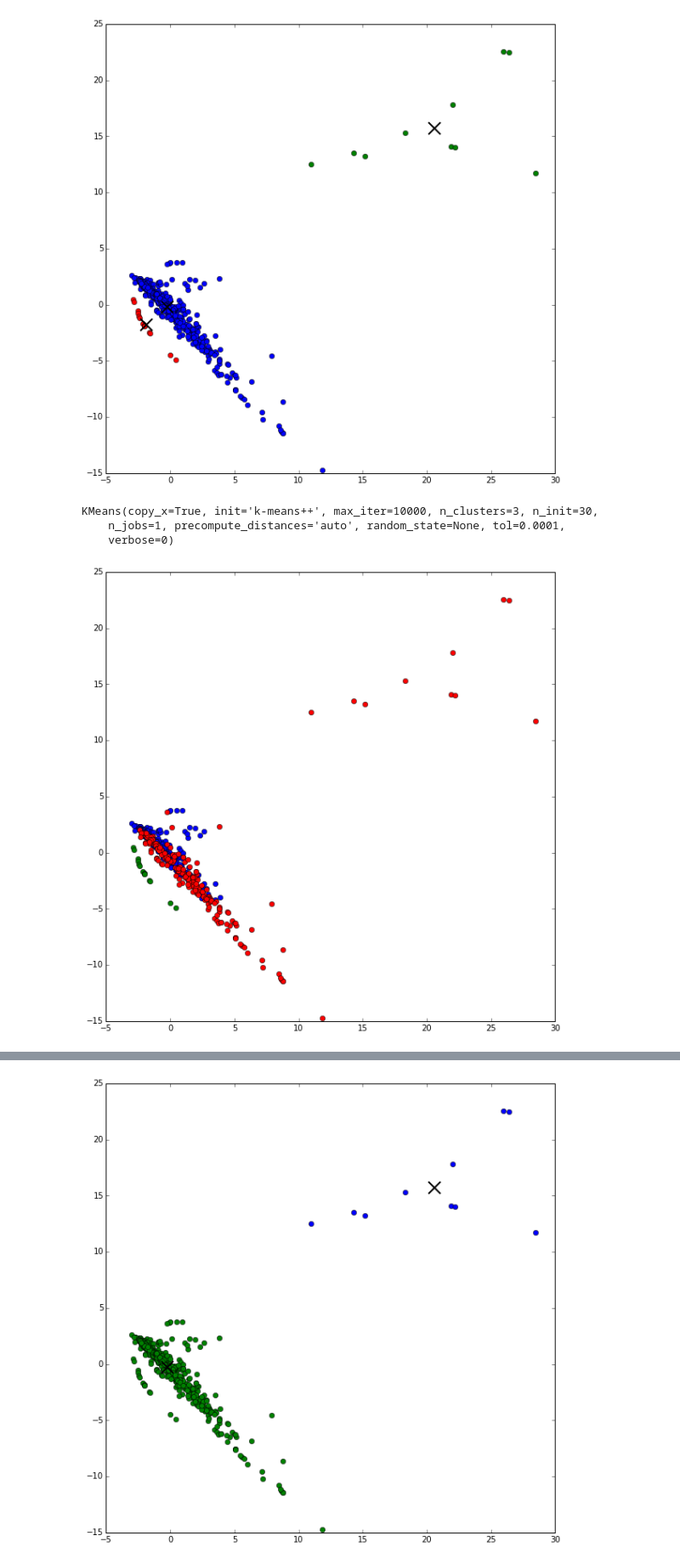
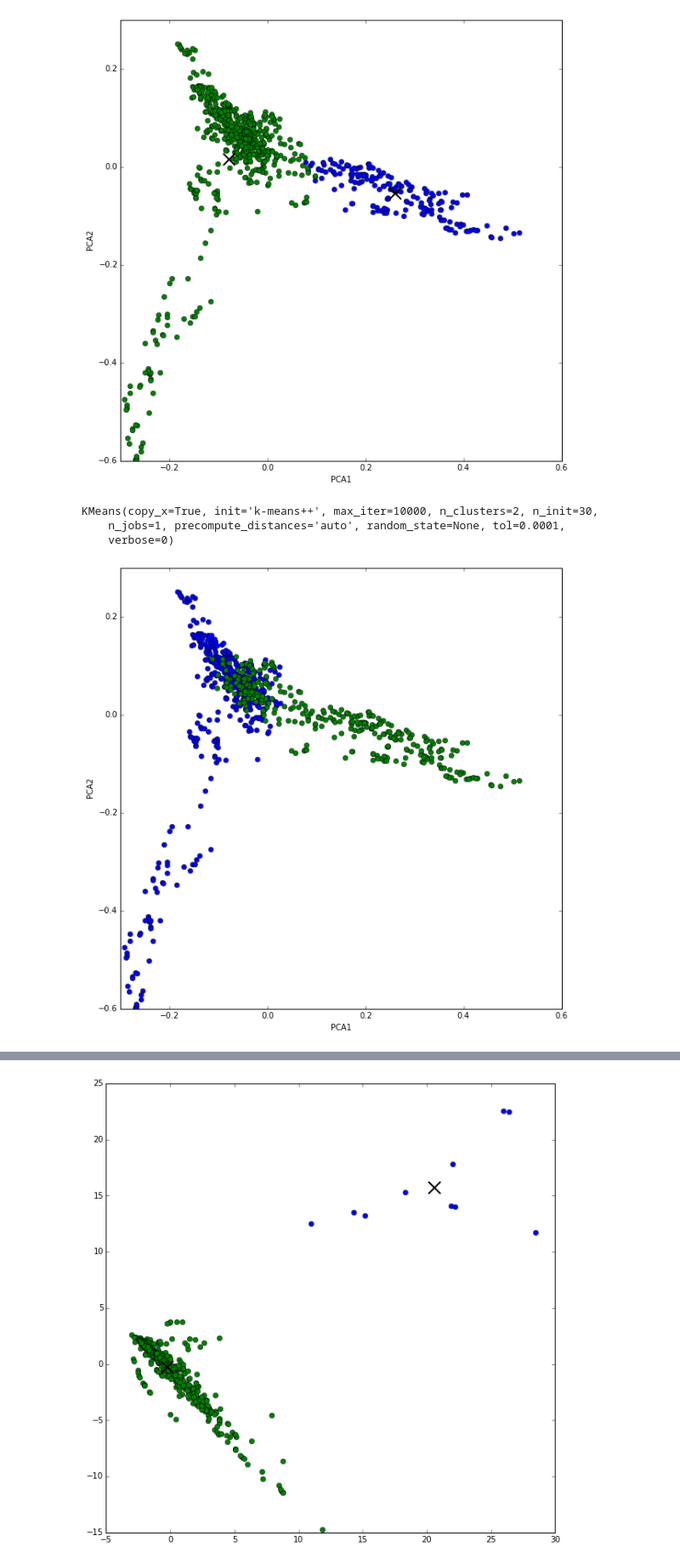
Before and after one commit to dingchaoz/machine_learning, a Jupyter notebook: HW4/Clustering_play.ipynb, the cells around one changed output, grey strips where cells are left out. Shown at 85% size. Drawn from its saved outputs; the diff is of its cells as text; code cells hidden in the pictures.

Commit message:
add poem data. fix standardization. start clustering poems

```diff
--- a/HW4/Clustering_play.ipynb
+++ b/HW4/Clustering_play.ipynb
@@ -18,7 +19,12 @@ N4 = pd.read_csv('N-gramFeatures/Scene_Features_ngram4.txt',sep=',',header = Non
 R = pd.read_csv('Readability_Features/Scene_Readability_feature.txt',sep=',',header = None)
 TT = pd.read_csv('TypeTokenRatioFeatures/Scene_TTratio_.txt',sep=',',header = None)
 # %%
+## Standardizing
+def standardize(X):
+    return StandardScaler().fit_transform(X)
+
 data = [V, N2, N3, N4]
+data = [standardize(X) for X in data]
 titles = ['Vect', 'N-Gram 2', 'N-Gram 3', 'N-Gram 4']
 # %%
 ## Extract principal components , looking at variance explained of n components
@@ -35,11 +41,13 @@ def getPCAPlot(X, title):
     plt.xlabel('n_components')
     plt.ylabel('explained_variance_ratio_')
     plt.axhline(y=0.005, color="red", linestyle="--")
-    plt.xlim(0,200)
+    plt.xlim(0,10)
     plt.show()
     print('')
 
 # do for all data
 for i in range(len(data)):
     print(getPCAPlot(data[i], titles[i]))
+
+## results show that we need 50 components for Vect and N2 and 6 components for N3 and N4
 # %% [output]
@@ -76,6 +84,8 @@ def getKM(X, k):
         lines = plt.plot(kcentroids[i,0],kcentroids[i,1],'kx')
         plt.setp(lines,ms=15.0)
         plt.setp(lines,mew=2.0)
+    plt.xlabel('PCA1')
+    plt.ylabel('PCA2')
     plt.show()
     return km
 
@@ -92,6 +102,8 @@ def getGMM(X, k):
         # plot data points
         dplt = X[np.where(glabels==i)]
         plt.plot(dplt[:,0],dplt[:,1],'o')
+    plt.xlabel('PCA1')
+    plt.ylabel('PCA2')
     plt.show()
     return gmm
 
@@ -107,26 +119,29 @@ def getDBS(X):
         # plot data points
         dplt = X[np.where(dlabels==i)]
         plt.plot(dplt[:,0],dplt[:,1],'o')
+    plt.xlabel('PCA1')
+    plt.ylabel('PCA2')
     plt.show()
     return dbs
 # %%
+## look at V and N2
 for X in [V, N2]:
     ### PCA
-    X = getPCA(N2, n=50)
-    k = 3
+    X = getPCA(X, n=50)
+    k = 2
 
     ### K-Means cluster
     print(getKM(X,k))
 
     ### GMM with covariance_type = full
     print(getGMM(X,k))
 
     ### DBSCAN
     print(getDBS(X))
 # %% [output]
-[figure, old version]
+[figure, new version]
-KMeans(copy_x=True, init='k-means++', max_iter=10000, n_clusters=3, n_init=30,
+KMeans(copy_x=True, init='k-means++', max_iter=10000, n_clusters=2, n_init=30,
     n_jobs=1, precompute_distances='auto', random_state=None, tol=0.0001,
     verbose=0)
-[figure, old version]
+[figure, new version]
 GMM(covariance_type='full', init_params='wmc', min_covar=0.001,
```
Also changed, not shown: parts of 4 cells of this notebook, 6 other files.
